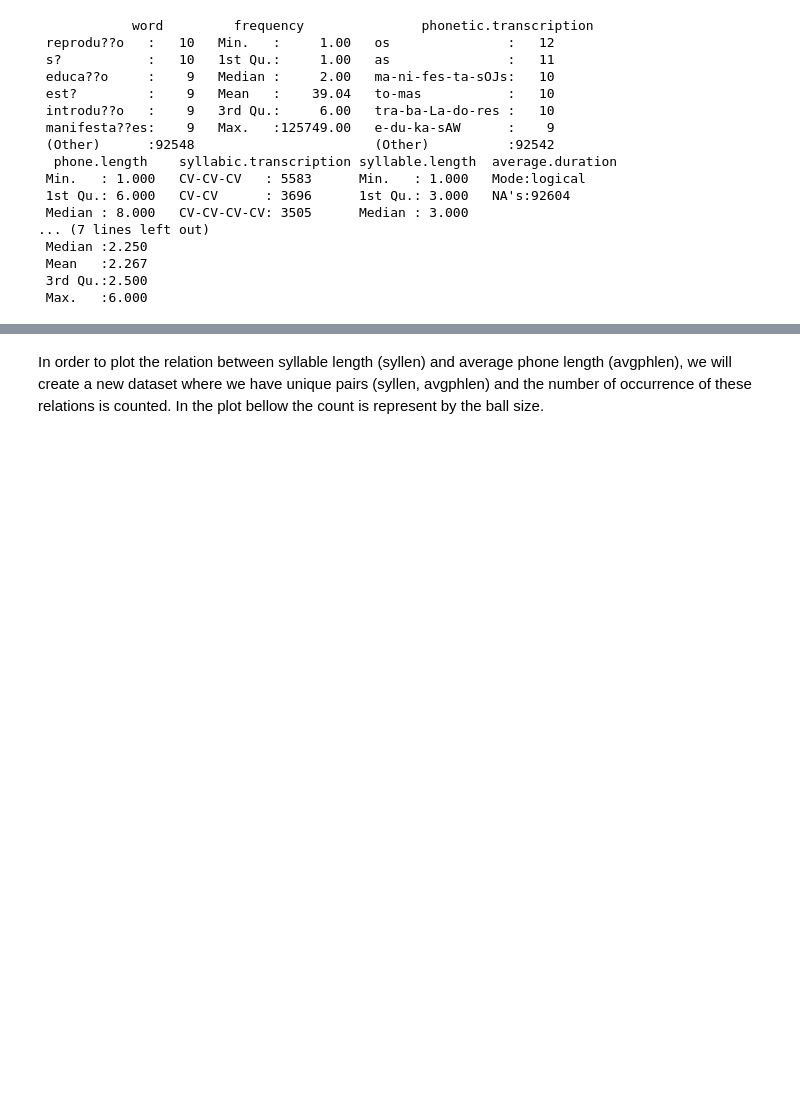
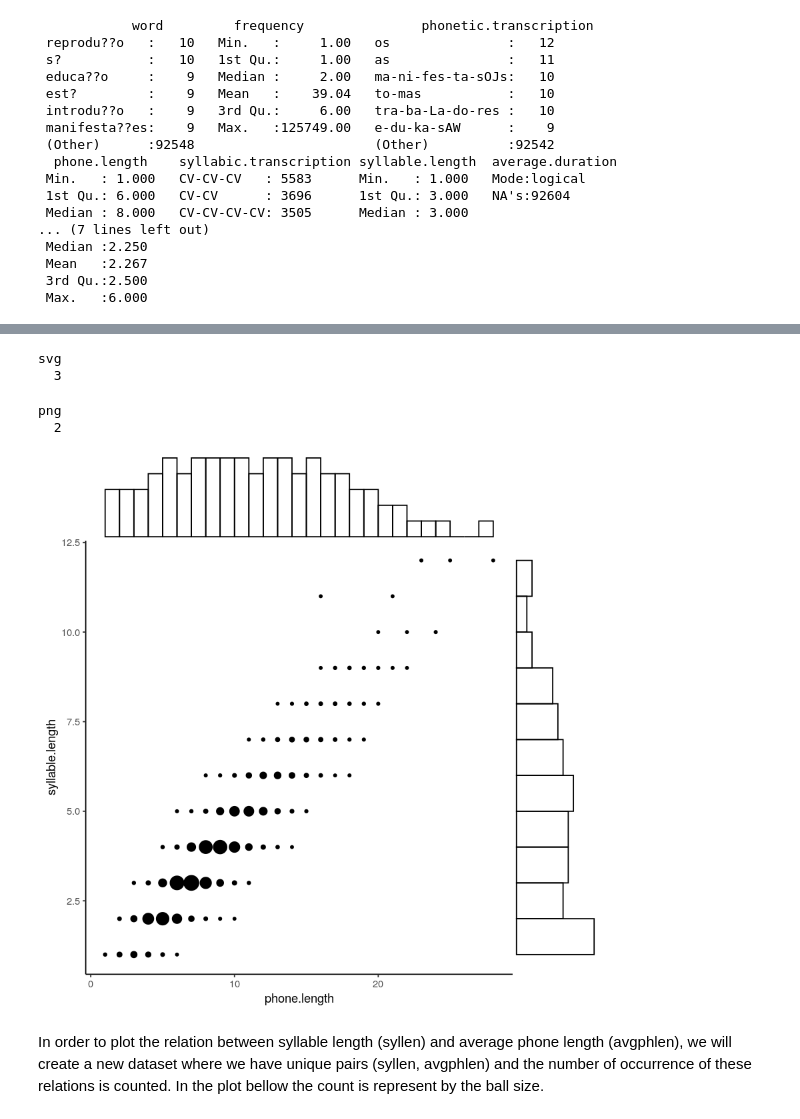
Before and after one commit to leolca/clscripts, a Jupyter notebook: menzerath_abg.ipynb, the cells around one changed output, grey strips where cells are left out. Drawn from its saved outputs; the diff is of its cells as text; code cells hidden in the pictures; blank space fills up the shorter version.

```diff
--- a/menzerath_abg.ipynb
+++ b/menzerath_abg.ipynb
@@ -228,3 +261,17 @@ summary(abg)
+# %%
+#require(scales)
+#mytrans <- trans_new("log10", transform = function(x) log10(x), inverse = function(x) 10^(x))
+p <- ggplot(abg, aes(phone.length, syllable.length)) + theme_classic() +
+  geom_count(show.legend = F) #+ scale_size_area(trans = mytrans, name="log(num. of occ.)") +
+ggExtra::ggMarginal(p, type = "histogram", fill="transparent", binwidth = 1)
+dev.copy(svg,"/tmp/abg_count_histogram_syllables_phones.svg")
+dev.off()
+# %% [output]
+svg
+  3
+png
+  2
+[figure, added]
 # %% [markdown]
 In order to plot the relation between syllable length (syllen) and average phone length (avgphlen), we will create a new dataset where we have unique pairs (syllen, avgphlen) and the number of occurrence of these relations is counted. In the plot bellow the count is represent by the ball size.
 # %%
```
Also changed, not shown: parts of 17 cells of this notebook.
